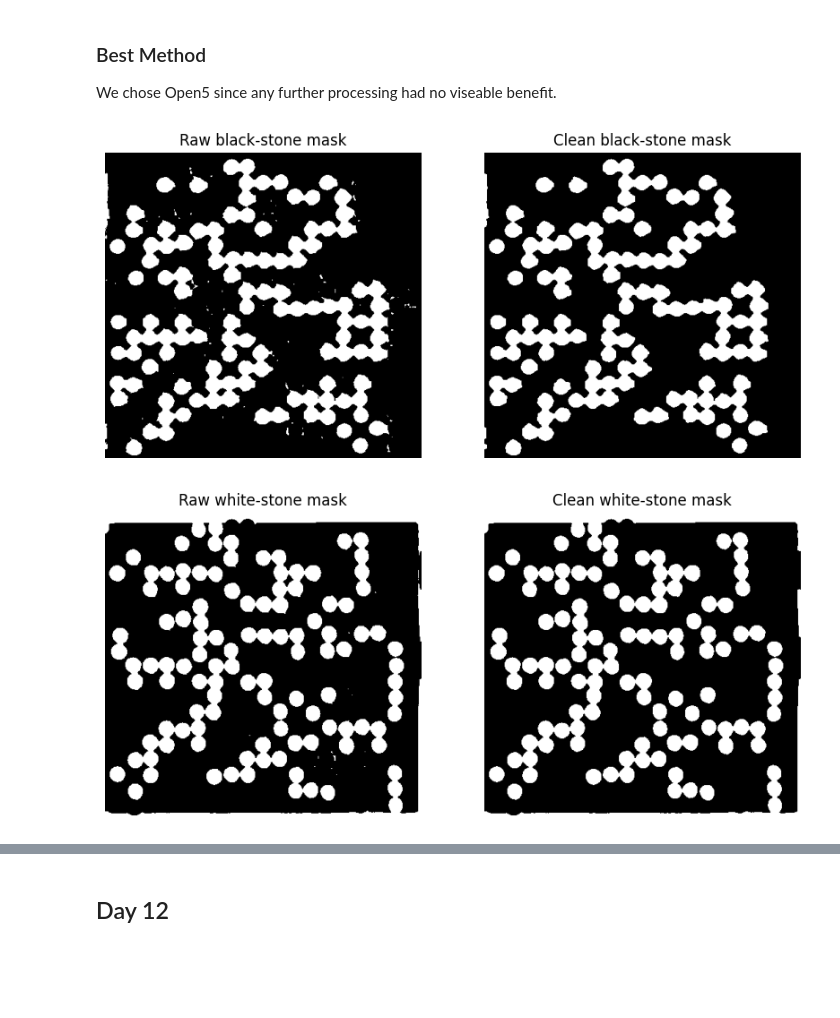
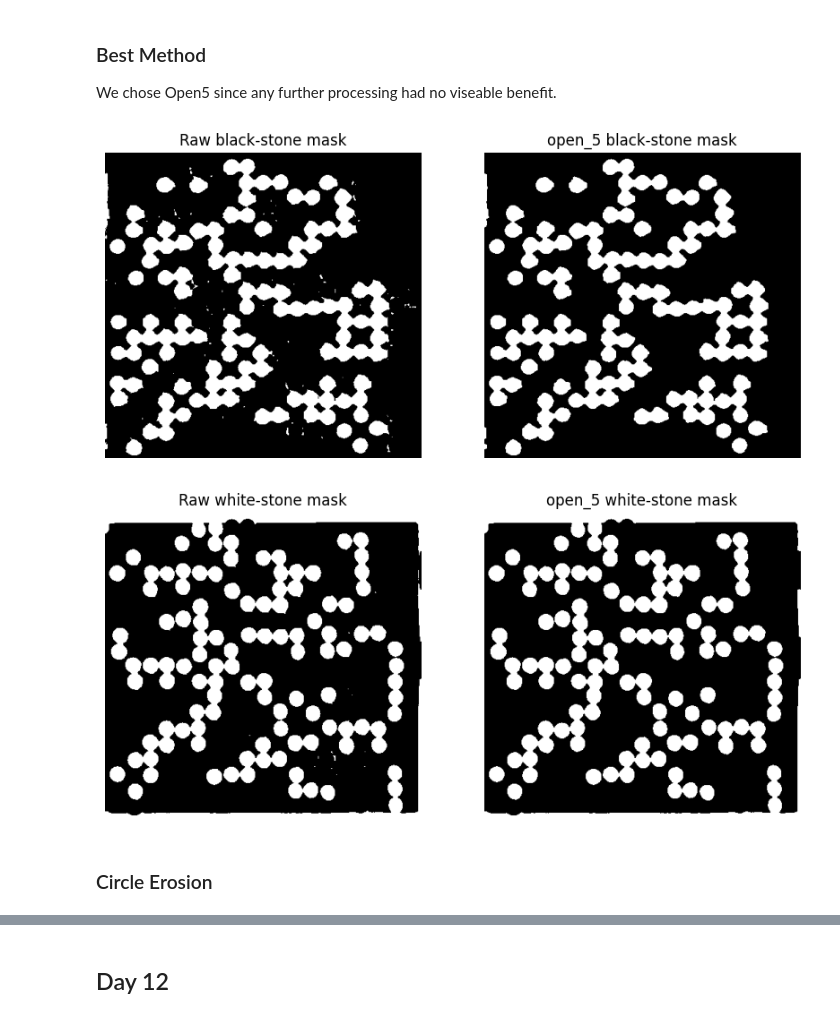
Before and after one commit to infamousperi/GBSV_MC, a Jupyter notebook: MC2/Segmentation_Morphological_Operations_Object_Properties.ipynb, the cells around one changed output, grey strips where cells are left out. Saved outputs shown, nothing was run; the diff lists cells and outputs as text; code cells hidden in the pictures; blank space fills up the shorter version.

```diff
--- a/MC2/Segmentation_Morphological_Operations_Object_Properties.ipynb
+++ b/MC2/Segmentation_Morphological_Operations_Object_Properties.ipynb
@@ -423,11 +488,13 @@ plot_morph_overview(steps_white, "White stones")
 
 We chose Open5 since any further processing had no viseable benefit.
 # %%
-mask_black_clean = steps_black["open_5"]
-mask_white_clean = steps_white["open_5"]
+mask_black_open_5 = steps_black["open_5"]
+mask_white_open_5 = steps_white["open_5"]
 # %%
-show_pair(mask_black, mask_black_clean, titles=("Raw black-stone mask", "Clean black-stone mask"))
-show_pair(mask_white, mask_white_clean, titles=("Raw white-stone mask", "Clean white-stone mask"))
+show_pair(mask_black, mask_black_open_5, titles=("Raw black-stone mask", "open_5 black-stone mask"))
+show_pair(mask_white, mask_white_open_5, titles=("Raw white-stone mask", "open_5 white-stone mask"))
 # %% [output]
-[figure, old version]
+[figure, new version]
-[figure, old version]
+[figure, new version]
+# %% [markdown]
+### Circle Erosion
```
Also changed, not shown: parts of 29 cells of this notebook.
